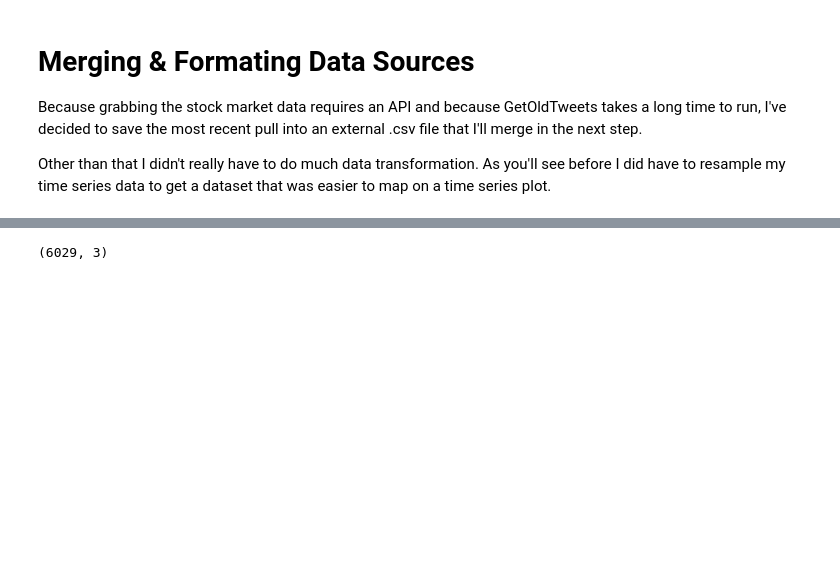
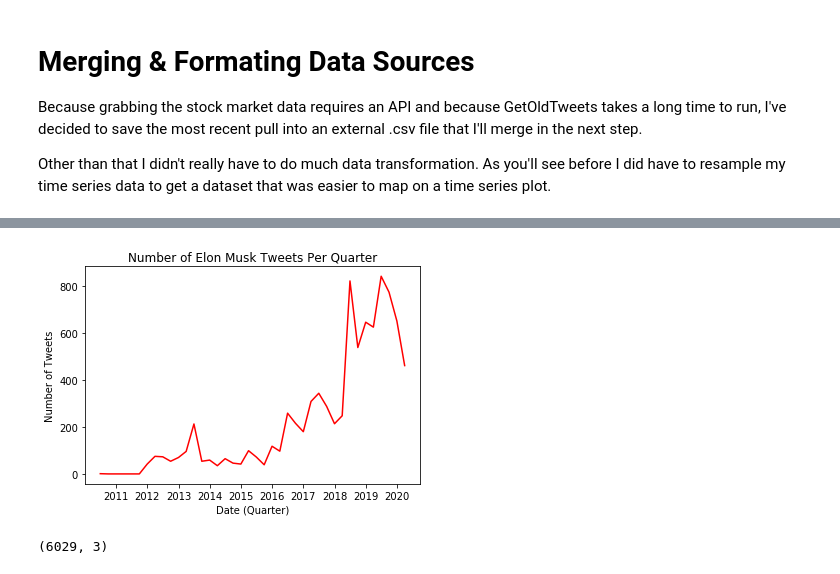
Before and after one commit to mono2010/Elon-Musk-Tweet-Classifier, a Jupyter notebook: elon_tweets.ipynb, the cells around one changed output, grey strips where cells are left out. Saved outputs shown, nothing was run; the diff lists cells and outputs as text; code cells hidden in the pictures; blank space fills up the shorter version.

Commit message:
added images

```diff
--- a/elon_tweets.ipynb
+++ b/elon_tweets.ipynb
@@ -125,0 +142,6 @@ plt.title('Average Volatility Score Over All Quarters');
+# %%
+elon_musk['date'] = pd.to_datetime(elon_musk['date'])
+elon_musk = elon_musk.set_index('date')
+# %%
+tweet_graph = elon_musk.resample('Q').count()
+tweet_graph.head()
@@ -126,3 +156,10 @@ plt.title('Average Volatility Score Over All Quarters');
+# %%
+sns.lineplot(x = tweet_graph.index, y = 'tweet', data = tweet_graph, color = 'red')
+plt.ylabel('Number of Tweets')
+plt.xlabel('Date (Quarter)')
+plt.title('Number of Elon Musk Tweets Per Quarter');
+# %% [output]
+[figure, added]
 # %%
 df.shape
 # %% [output]
```
Also changed, not shown: parts of 21 cells of this notebook, 5 other files.
